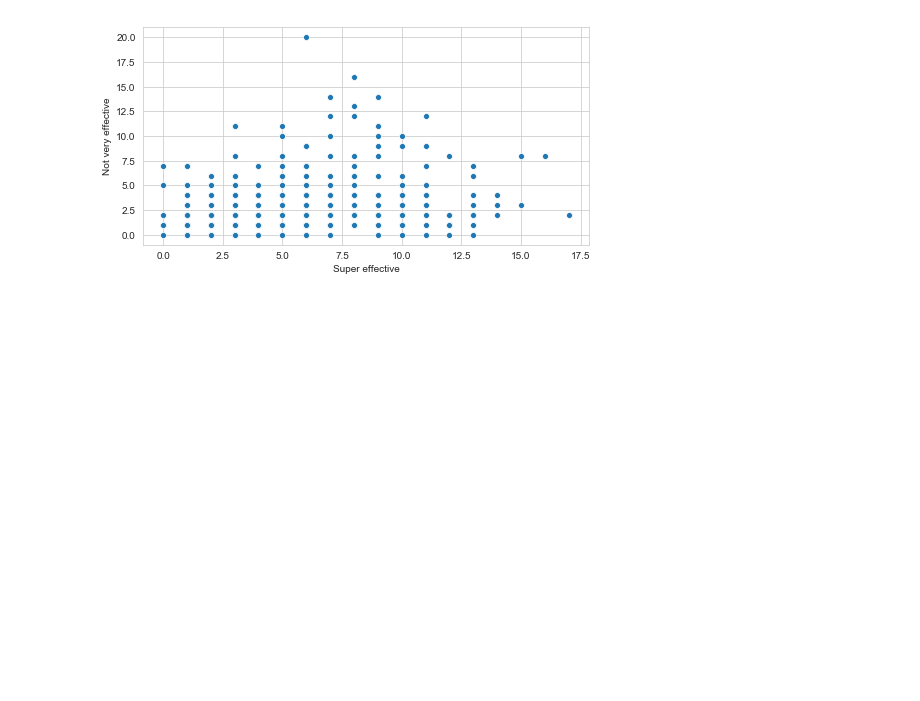
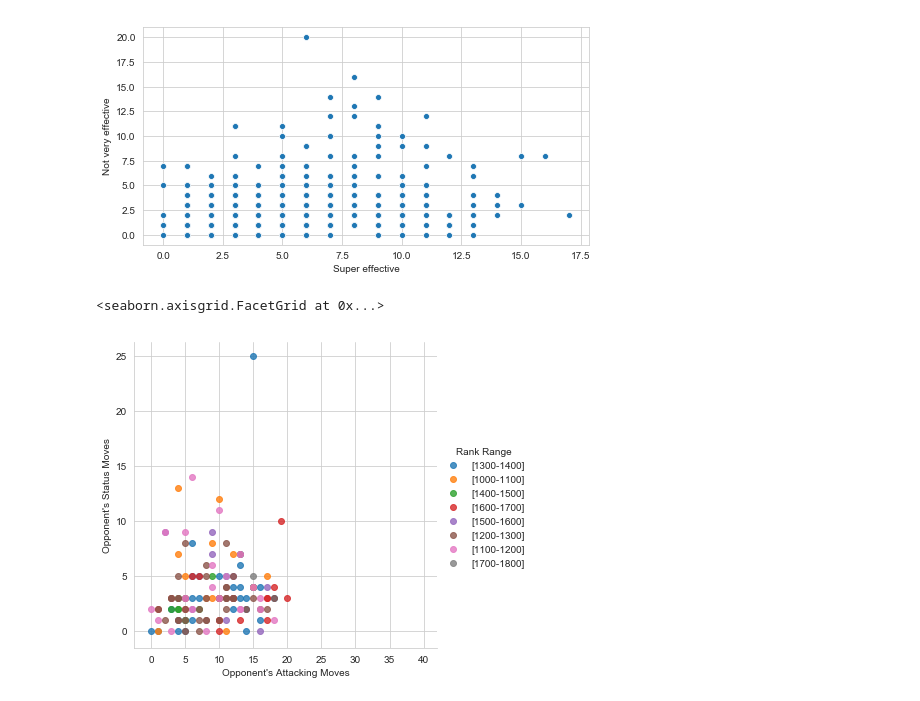
Before and after one commit to FPang95/MyWorks, a Jupyter notebook: PokemonShowdown/PokeStats.ipynb, the cells around one changed output. Cells and saved outputs as stored; diff of their text form; code cells hidden in the pictures; blank space fills up the shorter version.

```diff
--- a/PokemonShowdown/PokeStats.ipynb
+++ b/PokemonShowdown/PokeStats.ipynb
@@ -399,3 +405,8 @@ sns.scatterplot(df["Super effective"], df["Not very effective"])
 # %% [output]
 <matplotlib.axes._subplots.AxesSubplot at 0x...>
 [figure]
+# %%
+sns.lmplot("Opponent's Attacking Moves", "Opponent's Status Moves", df, hue="Rank Range", fit_reg=False)
+# %% [output]
+<seaborn.axisgrid.FacetGrid at 0x...>
+[figure, added]
```
Also changed, not shown: parts of 8 cells of this notebook.
